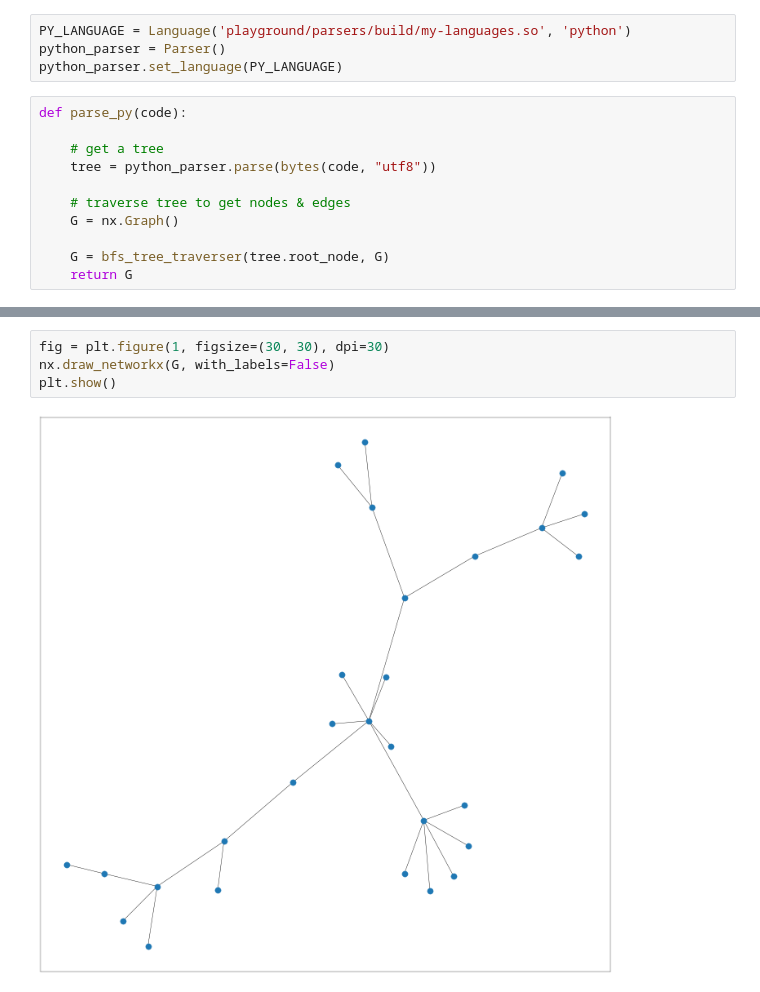
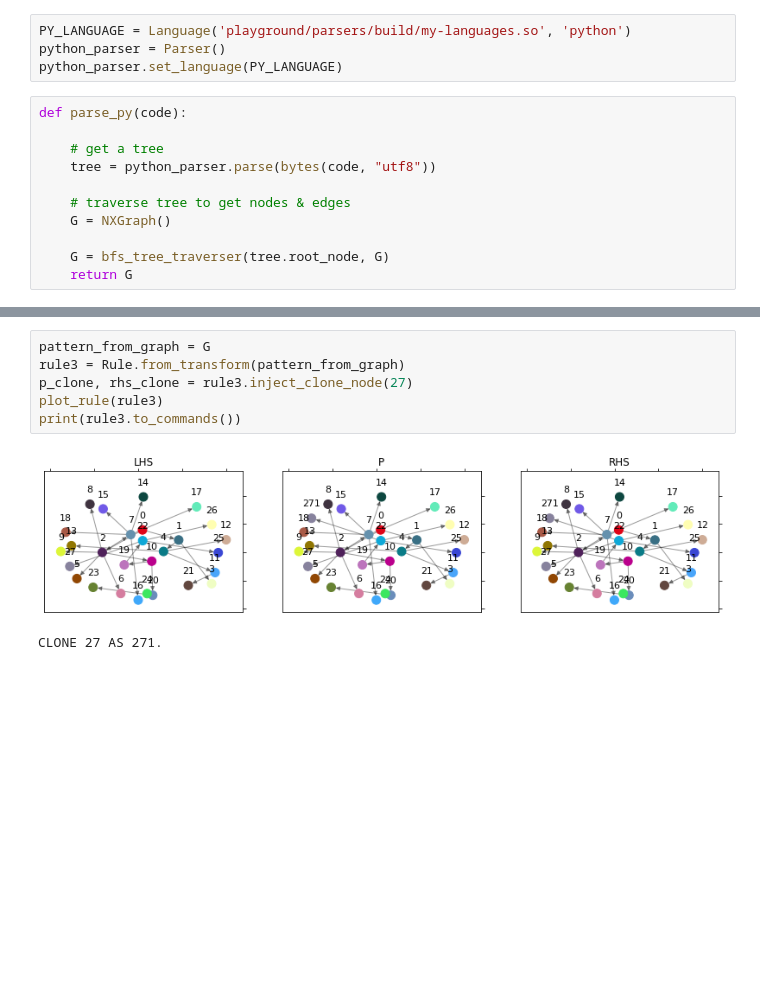
Before and after one commit to the-sea-ink/data-science-pipelines, a Jupyter notebook: networkx_graph_builder.ipynb, the cells around one changed output, grey strips where cells are left out. Saved outputs shown, nothing was run; the diff lists cells and outputs as text; blank space fills up the shorter version.

```diff
--- a/networkx_graph_builder.ipynb
+++ b/networkx_graph_builder.ipynb
@@ -48,7 +48,7 @@ def parse_py(code):
     tree = python_parser.parse(bytes(code, "utf8"))
 
     # traverse tree to get nodes & edges
-    G = nx.Graph()
+    G = NXGraph()
 
     G = bfs_tree_traverser(tree.root_node, G)
     return G
@@ -98,9 +93,12 @@ plt.show()
-# %%
-fig = plt.figure(1, figsize=(30, 30), dpi=30)
-nx.draw_networkx(G, with_labels=False)
-plt.show()
-# %% [output]
-[figure, removed]
+# %%
+pattern_from_graph = G
+rule3 = Rule.from_transform(pattern_from_graph)
+p_clone, rhs_clone = rule3.inject_clone_node(27)
+plot_rule(rule3)
+print(rule3.to_commands())
+# %% [output]
+[figure, added]
+CLONE 27 AS 271.
 # %%
 # Reproducing the tutorial
 # Define the left-hand side of the rule
```
Also changed, not shown: parts of 4 cells of this notebook, 2 other files.
